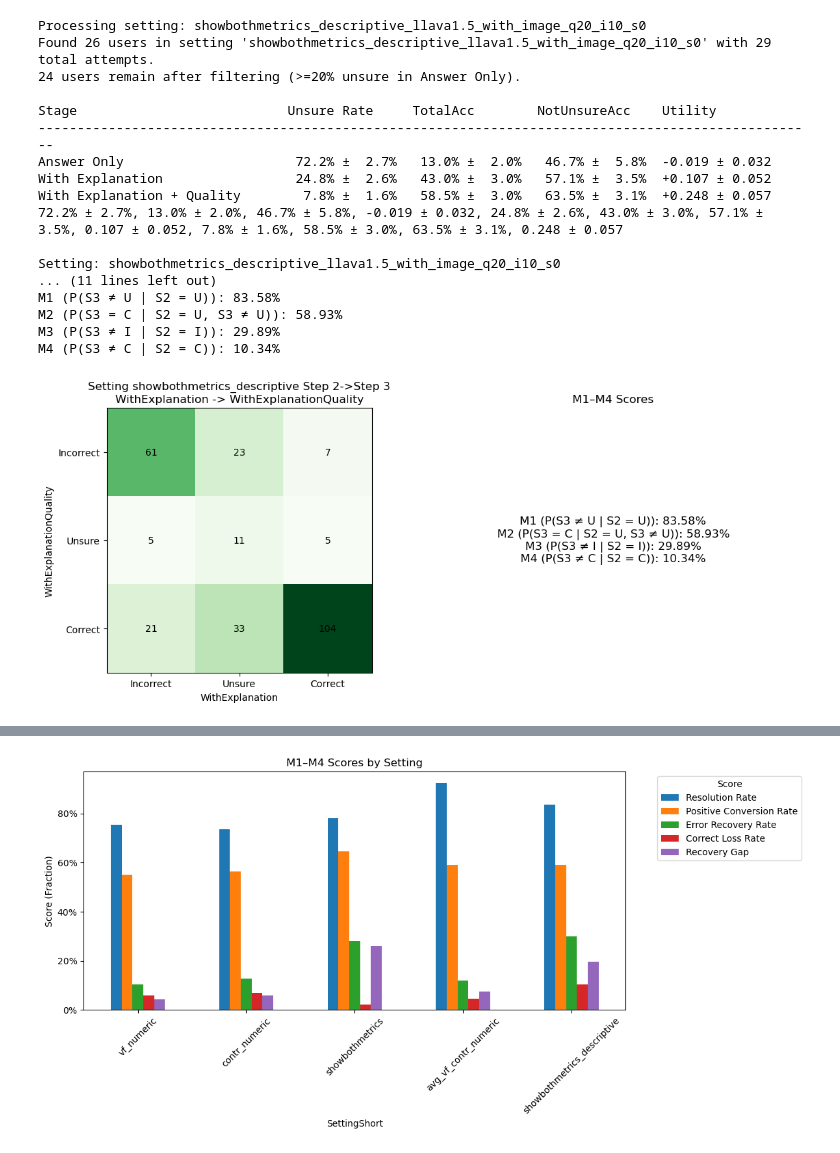
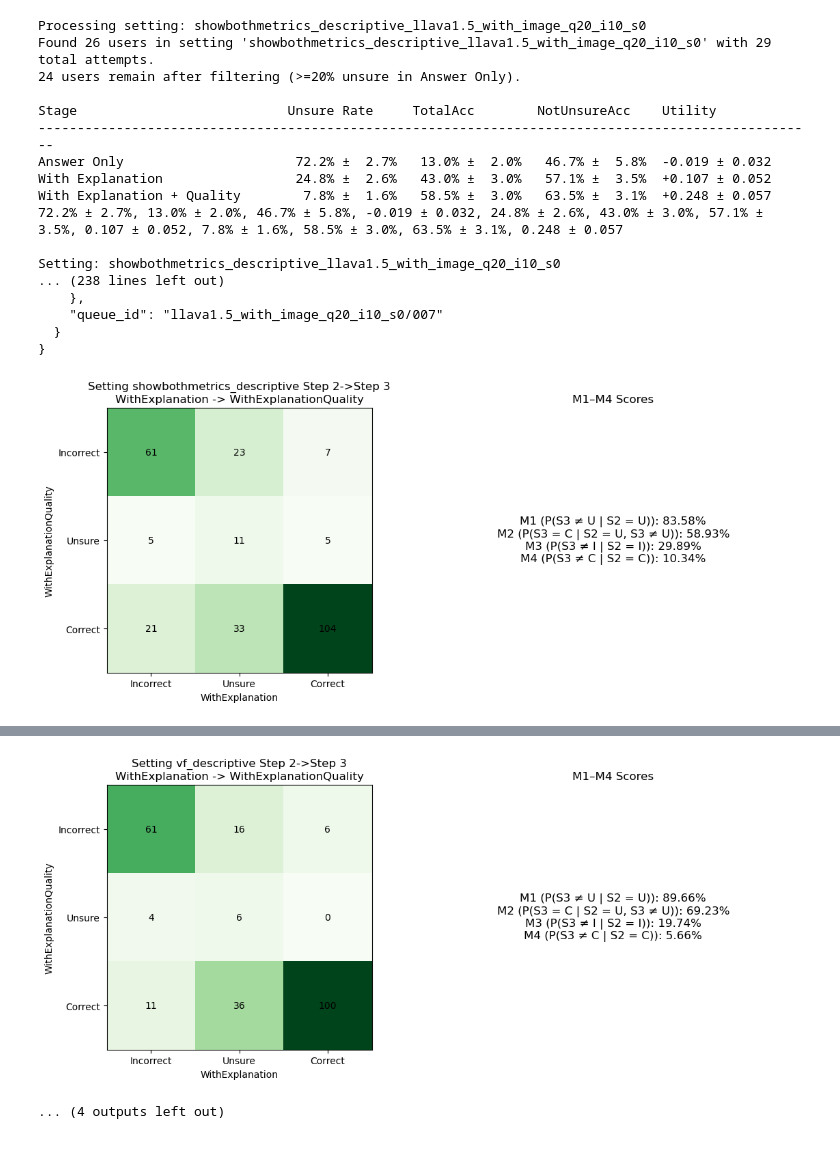
Before and after one commit to Keyu-He/vlm-rationale-study, a Jupyter notebook: src_analysis/UserStudyAnalysis.ipynb, the cells around one changed output, grey strips where cells are left out. Drawn from its saved outputs; the diff is of its cells as text; code cells hidden in the pictures.

```diff
--- a/src_analysis/UserStudyAnalysis.ipynb
+++ b/src_analysis/UserStudyAnalysis.ipynb
@@ -85,12 +85,17 @@ settings = [
     'showbothmetrics_llava1.5_with_image_q20_i10_s0',
     'avg_vf_contr_numeric_llava1.5_with_image_q20_i10_s0',
     'showbothmetrics_descriptive_llava1.5_with_image_q20_i10_s0',
+    'vf_descriptive_llava1.5_with_image_q20_i10_s0',
+    'contr_descriptive_llava1.5_with_image_q20_i10_s0',
 ]
 
 USER_STUDIES_DIR = "/home/shared/vlm_rationales_eval/user_studies_data/"
 
 # This list will collect the M1–M4 scores for each setting.
 all_setting_scores = []
+
+# This list will collect the confusion matrices for each setting.
+all_confusion_matrices = []
 
 # Process each setting.
 for setting in settings:
@@ -200,6 +205,9 @@ for setting in settings:
         row_counts = "\t\t".join(str(cm_transposed[i, j]) for j in range(3))
         print(f"{label:<10}\t {row_counts}")
 
+    # Store this confusion matrix for later plotting.
+    all_confusion_matrices.append((setting, cm_transposed))
+
     # Helper: count transitions between given utility values (remains unchanged).
     def count_transitions(val2, val3):
         return sum(1 for u2, u3 in zip(withexplanation_results['individual_utilities'],
@@ -236,6 +244,25 @@ for setting in settings:
         "Error Recovery Rate": m3,
         "Correct Loss Rate": m4
     })
+
+    # ---------------------------
+    # NEW: Print Examples where Step 2 is Correct and Step 3 is Incorrect
+    # ---------------------------
+    print("\nExamples where Step 2 is correct and Step 3 is incorrect:")
+    example_count = 0
+    for interaction in filtered_instances:
+        stage2_pred = interaction['user_selections'].get('withexplanation')
+        stage3_pred = interaction['user_selections'].get('withexplanationquality')
+        ground_truth = 1 - interaction['question']['prediction_is_correct']
+        # Check that stage 2 (With Explanation) is not unsure and is correct,
+        # and that stage 3 (With Explanation + Quality) is not unsure and is incorrect.
+        if stage2_pred != 2 and stage2_pred == ground_truth and stage3_pred != 2 and stage3_pred != ground_truth:
+            print(json.dumps(interaction, indent=2))
+            example_count += 1
+            if example_count >= 5:
+                break
+    if example_count == 0:
+        print("No examples found.")
 
     # ---------------------------
     # 4. Plot Transposed Confusion Matrix & M1–M4 Scores
@@ -299,6 +326,43 @@ if all_setting_scores:
     plt.legend(title="Score", bbox_to_anchor=(1.05, 1), loc='upper left')
     plt.tight_layout()
     plt.show()
+
+# ---------------------------
+# 6. Plot a Large Grid of Confusion Matrices for Every Setting
+# ---------------------------
+if all_confusion_matrices:
+    # Determine grid dimensions: 2 columns and enough rows to cover all settings.
+    n_settings = len(all_confusion_matrices)
+    ncols = 2
+    nrows = math.ceil(n_settings / ncols)
+    fig, axes = plt.subplots(nrows=nrows, ncols=ncols, figsize=(ncols*5, nrows*5))
+
+    # Flatten the axes array for easy iteration.
+    if n_settings > 1:
+        axes = np.array(axes).flatten()
+    else:
+        axes = [axes]
+
+    for ax, (setting, cm_transposed) in zip(axes, all_confusion_matrices):
+        im = ax.imshow(cm_transposed, cmap='Greens', interpolation='nearest')
+        ax.set_title(setting.split('_llava')[0])
+        ax.set_xticks(np.arange(len(label_names)))
+        ax.set_yticks(np.arange(len(label_names)))
+        ax.set_xticklabels(label_names)
+        ax.set_yticklabels(label_names)
+        ax.set_xlabel("WithExplanation")
+        ax.set_ylabel("WithExplanationQuality")
+        # Annotate each cell.
+        for i in range(len(label_names)):
+            for j in range(len(label_names)):
+                ax.text(j, i, cm_transposed[i, j], ha="center", va="center", color="black")
+
+    # Hide any extra subplots if the grid is larger than the number of settings.
+    for ax in axes[len(all_confusion_matrices):]:
+        ax.axis('off')
+
+    plt.tight_layout()
+    plt.show()
 # %% [output]
 Processing setting: vf_numeric_llava1.5_with_image_q20_i10_s0
 Found 28 users in setting 'vf_numeric_llava1.5_with_image_q20_i10_s0' with 30 total attempts.
@@ -384,9 +448,9 @@ With Explanation + Quality        7.8% ±  1.6%   58.5% ±  3.0%   63.5% ±  3.1
 72.2% ± 2.7%, 13.0% ± 2.0%, 46.7% ± 5.8%, -0.019 ± 0.032, 24.8% ± 2.6%, 43.0% ± 3.0%, 57.1% ± 3.5%, 0.107 ± 0.052, 7.8% ± 1.6%, 58.5% ± 3.0%, 63.5% ± 3.1%, 0.248 ± 0.057
 
 Setting: showbothmetrics_descriptive_llava1.5_with_image_q20_i10_s0
-... (11 lines left out)
-M1 (P(S3 ≠ U | S2 = U)): 83.58%
-M2 (P(S3 = C | S2 = U, S3 ≠ U)): 58.93%
-M3 (P(S3 ≠ I | S2 = I)): 29.89%
-M4 (P(S3 ≠ C | S2 = C)): 10.34%
+... (238 lines left out)
+    },
+    "queue_id": "llava1.5_with_image_q20_i10_s0/007"
+  }
+}
 [figure]
@@ -393 +474,2 @@ M4 (P(S3 ≠ C | S2 = C)): 10.34%
-[figure, old version]
+[figure, new version]
+... (4 outputs left out)
```
Also changed, not shown: parts of 1 cell of this notebook.
